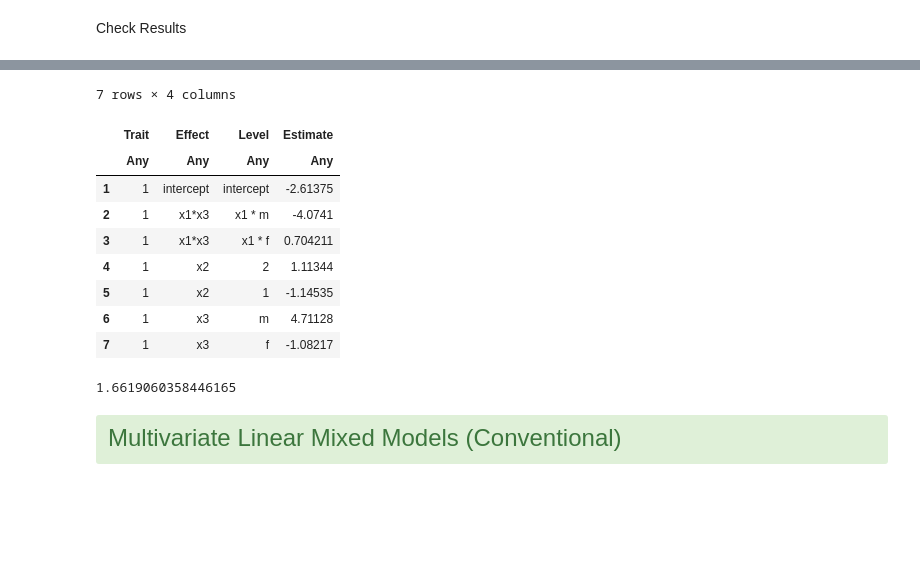
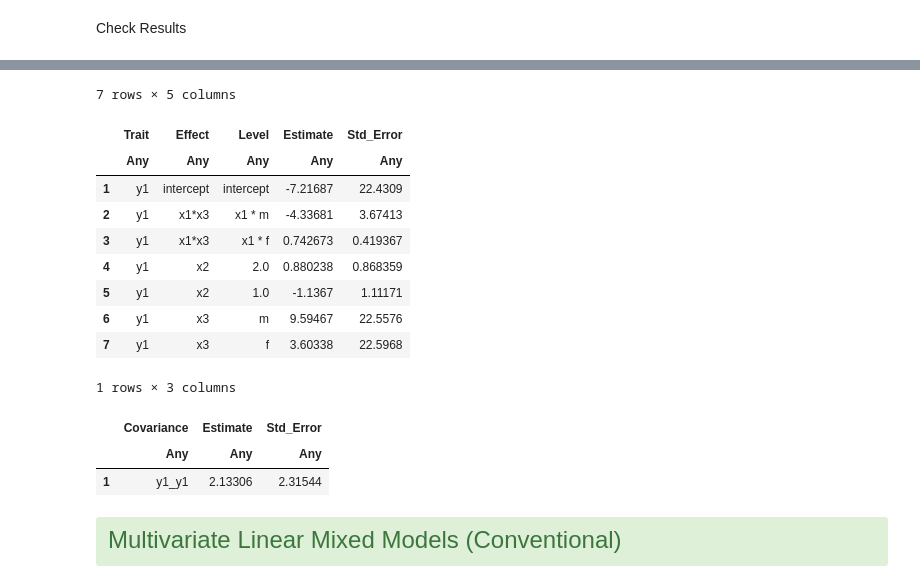
Before and after one commit to reworkhow/JWAS.jl, a Jupyter notebook: docs/notebooks/1_Conventional_Linear_Mixed_Model.ipynb, the cells around one changed output, grey strips where cells are left out. Saved outputs shown, nothing was run; the diff lists cells and outputs as text; code cells hidden in the pictures; blank space fills up the shorter version.

```diff
--- a/docs/notebooks/1_Conventional_Linear_Mixed_Model.ipynb
+++ b/docs/notebooks/1_Conventional_Linear_Mixed_Model.ipynb
@@ -84,20 +83,23 @@ Base.KeySet for a Dict{Any,Any} with 2 entries. Keys:
 # %%
-out1["Posterior mean of location parameters"]
+out1["location parameters"]
 # %% [output]
-7 rows × 4 columns
+7 rows × 5 columns
-|  | Trait | Effect | Level | Estimate |
-|  | Any | Any | Any | Any |
-| 1 | 1 | intercept | intercept | -2.61375 |
-| 2 | 1 | x1*x3 | x1 * m | -4.0741 |
-| 3 | 1 | x1*x3 | x1 * f | 0.704211 |
-| 4 | 1 | x2 | 2 | 1.11344 |
-| 5 | 1 | x2 | 1 | -1.14535 |
-| 6 | 1 | x3 | m | 4.71128 |
-| 7 | 1 | x3 | f | -1.08217 |
+|  | Trait | Effect | Level | Estimate | Std_Error |
+|  | Any | Any | Any | Any | Any |
+| 1 | y1 | intercept | intercept | -7.21687 | 22.4309 |
+| 2 | y1 | x1*x3 | x1 * m | -4.33681 | 3.67413 |
+| 3 | y1 | x1*x3 | x1 * f | 0.742673 | 0.419367 |
+| 4 | y1 | x2 | 2.0 | 0.880238 | 0.868359 |
+| 5 | y1 | x2 | 1.0 | -1.1367 | 1.11171 |
+| 6 | y1 | x3 | m | 9.59467 | 22.5576 |
+| 7 | y1 | x3 | f | 3.60338 | 22.5968 |
 # %%
-out1["Posterior mean of residual variance"]
+out1["residual variance"]
 # %% [output]
-1.6619060358446165
+1 rows × 3 columns
+|  | Covariance | Estimate | Std_Error |
+|  | Any | Any | Any |
+| 1 | y1_y1 | 2.13306 | 2.31544 |
 # %% [markdown]
 <div class="span5 alert alert-success">
  <font size="5" face="Georgia">Multivariate Linear Mixed Models (Conventional)</font>
```
Also changed, not shown: parts of 7 cells of this notebook, 7 other files.
